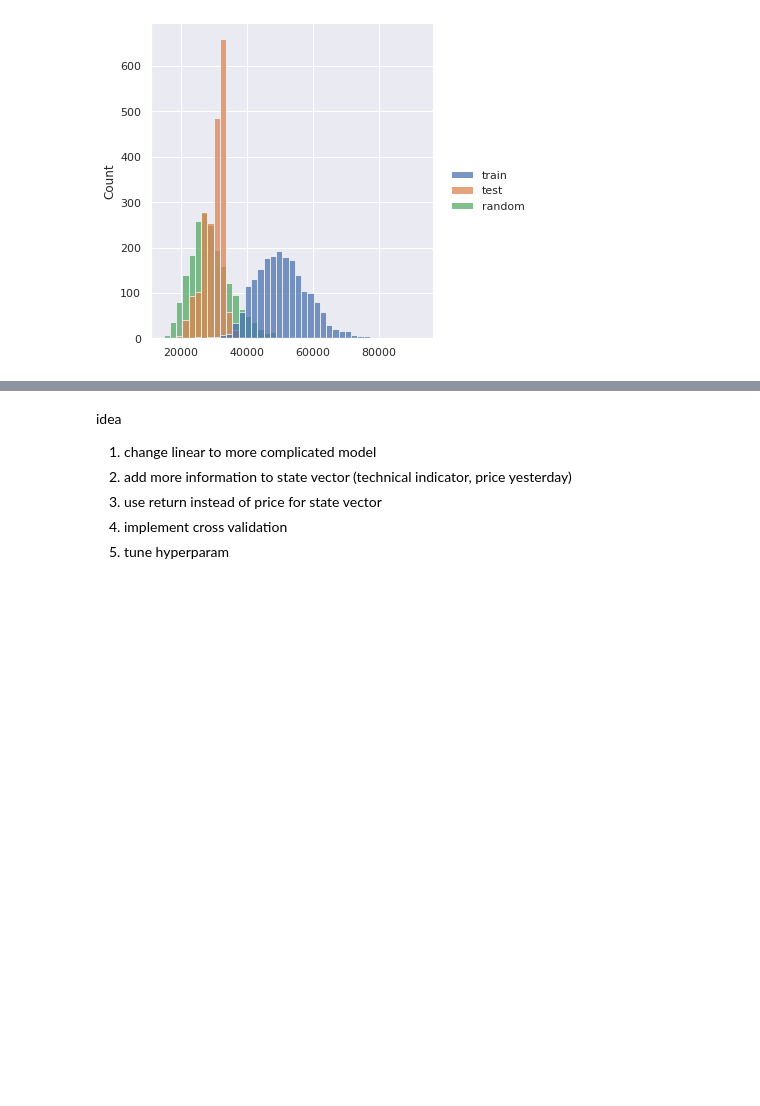
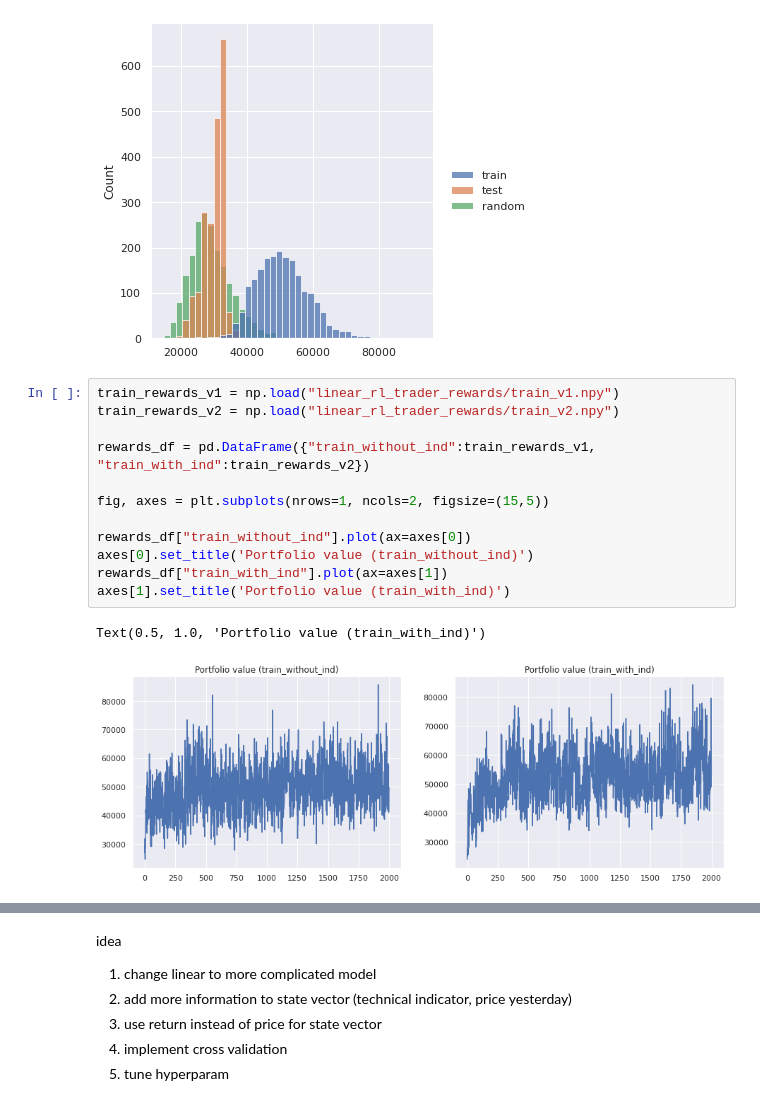
Before and after one commit to waijean/rltradingbot, a Jupyter notebook: results.ipynb, the cells around one changed output, grey strips where cells are left out. Cells and saved outputs as stored; diff of their text form; blank space fills up the shorter version.

```diff
--- a/results.ipynb
+++ b/results.ipynb
@@ -28,3 +28,18 @@ sns.displot(rewards_df)
 # %% [output]
 <seaborn.axisgrid.FacetGrid at 0x...>
 [figure]
+# %%
+train_rewards_v1 = np.load("linear_rl_trader_rewards/train_v1.npy")
+train_rewards_v2 = np.load("linear_rl_trader_rewards/train_v2.npy")
+
+rewards_df = pd.DataFrame({"train_without_ind":train_rewards_v1, "train_with_ind":train_rewards_v2})
+
+fig, axes = plt.subplots(nrows=1, ncols=2, figsize=(15,5))
+
+rewards_df["train_without_ind"].plot(ax=axes[0])
+axes[0].set_title('Portfolio value (train_without_ind)')
+rewards_df["train_with_ind"].plot(ax=axes[1])
+axes[1].set_title('Portfolio value (train_with_ind)')
+# %% [output]
+Text(0.5, 1.0, 'Portfolio value (train_with_ind)')
+[figure, added]
```
Also changed, not shown: parts of 2 cells of this notebook.
